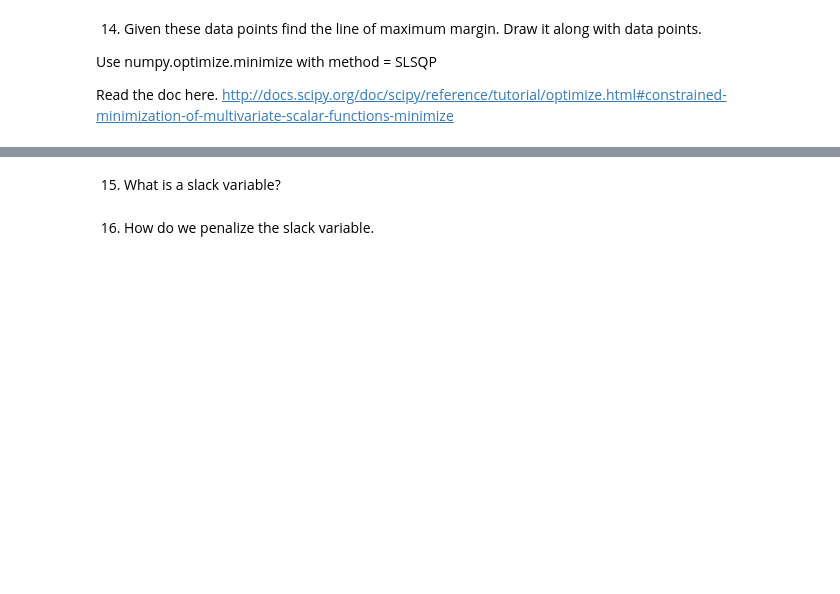
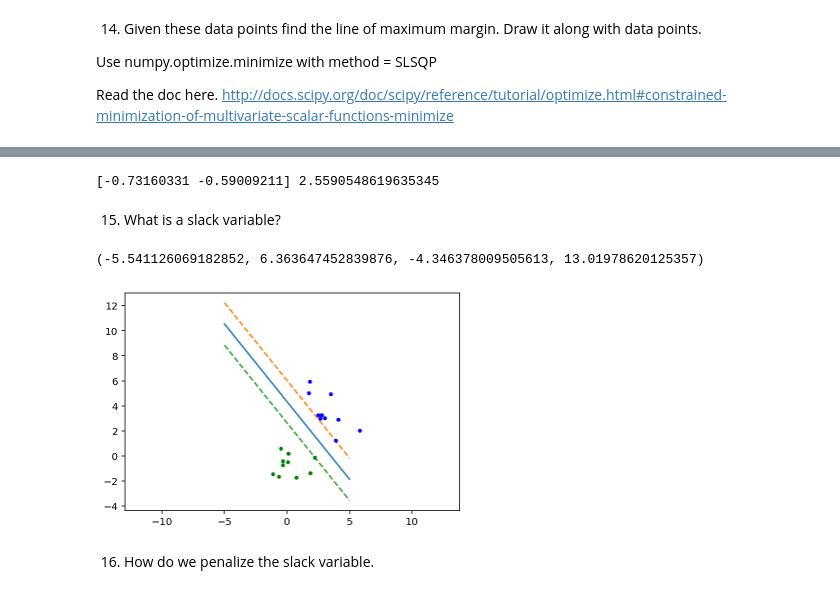
Before and after one commit to muic-pattern-rekt-2018/Exercise9, a Jupyter notebook: Support Vector Machine.ipynb, the cells around one changed output, grey strips where cells are left out. Saved outputs shown, nothing was run; the diff lists cells and outputs as text; code cells hidden in the pictures; blank space fills up the shorter version.

```diff
--- a/Support Vector Machine.ipynb
+++ b/Support Vector Machine.ipynb
@@ -101,5 +132,42 @@ minimize(f, [10., 10.], method="SLSQP", constraints=cons)
+# %%
+def margin(v):
+    w = v[1:]
+    b = v[0]
+    return np.sum(w**2)
+
+def constraints(v):
+    w = v[1:]
+    b = v[0]
+    return classes*(np.dot(data, w) + b) - 1
+
+cons = ({'type': 'ineq',
+         'fun' : constraints})
+
+v = minimize(margin, [10., 10., 3.], method="SLSQP", constraints=cons).x
+w = v[1:]
+b = v[0]
+print(w, b)
+# %% [output]
+[-0.73160331 -0.59009211] 2.5590548619635345
 # %% [markdown]
 15) What is a slack variable?
+# %%
+draw_line(w, b)
+
+projection = np.dot(data, w) + b
+
+green = data[projection>0]
+blue = data[projection<0]
+
+draw_line(w, b+1, linestyle='--')
+draw_line(w, b-1, linestyle='--')
+
+plt.plot(green[:,0], green[:,1], '.g')
+plt.plot(blue[:,0], blue[:,1], '.b')
+plt.axis('equal')
+# %% [output]
+(-5.541126069182852, 6.363647452839876, -4.346378009505613, 13.01978620125357)
+[figure, added]
 # %% [markdown]
 16) How do we penalize the slack variable.
 # %% [markdown]
```
Also changed, not shown: parts of 6 cells of this notebook, 1 other file.
